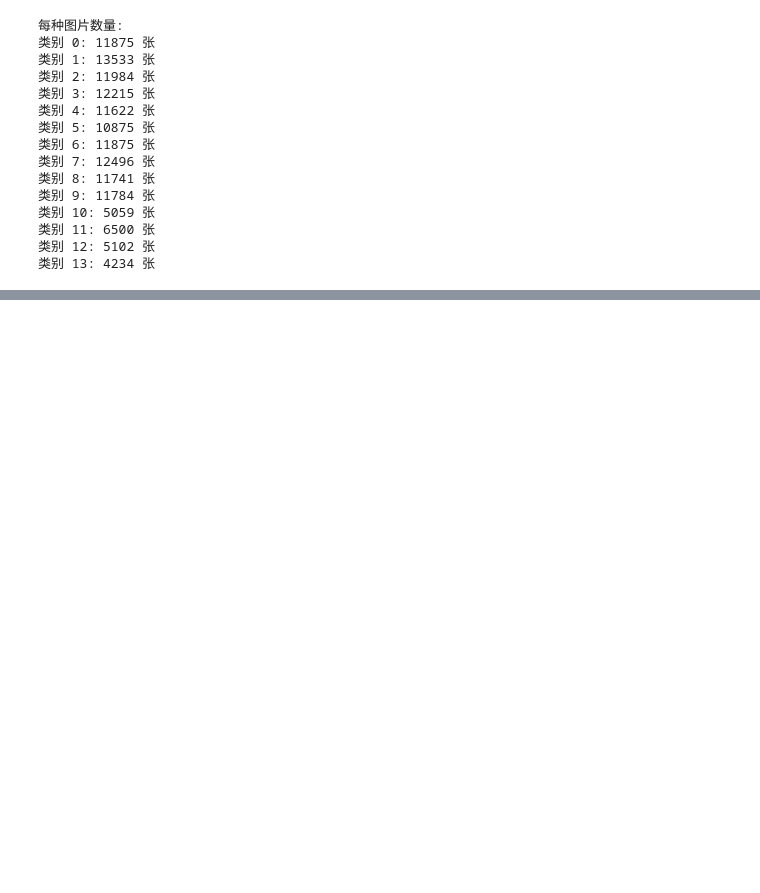
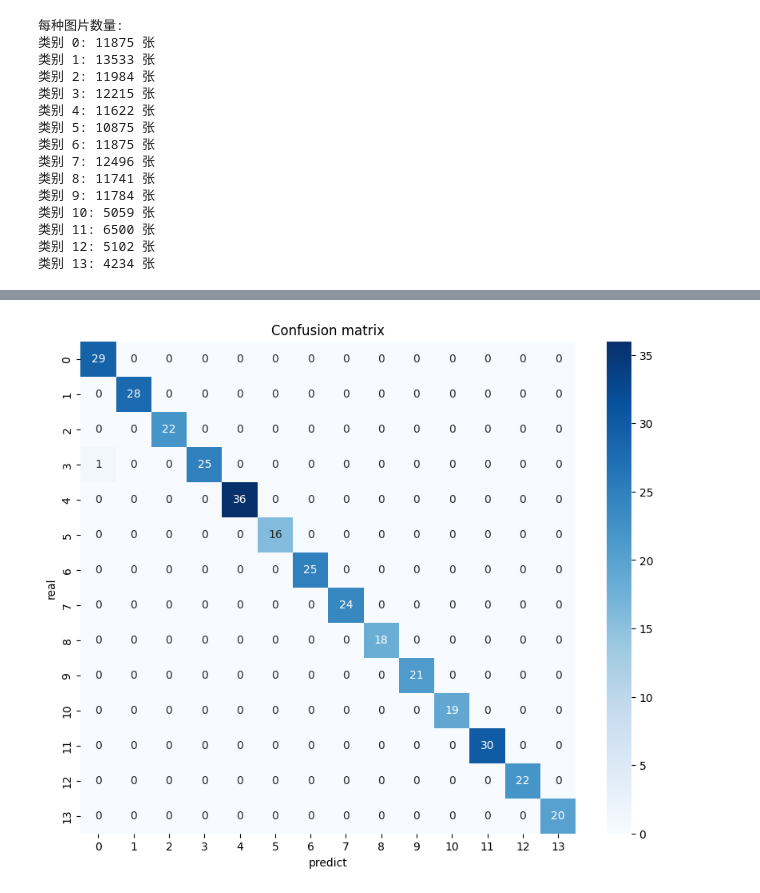
Before and after one commit to liux-pro/Ai-Arithmetic, a Jupyter notebook: train/good-mnist.ipynb, the cells around one changed output, grey strips where cells are left out. Saved outputs shown, nothing was run; the diff lists cells and outputs as text; code cells hidden in the pictures; blank space fills up the shorter version.

```diff
--- a/train/good-mnist.ipynb
+++ b/train/good-mnist.ipynb
@@ -373,0 +672,22 @@ for label, error_rate in error_rates.items():
+# %%
+
+# 评估模型
+test_loss, test_acc = model.evaluate(x_test, y_test)
+print(f'\n测试集的总体准确率: {test_acc:.2f}')
+
+# 获取预测结果
+y_pred = model.predict(x_test)
+y_pred_classes = np.argmax(y_pred, axis=1)
+y_test_classes = np.argmax(y_test, axis=1)
+
+# 计算混淆矩阵
+conf_matrix = confusion_matrix(y_test_classes, y_pred_classes)
+
+# 绘制混淆矩阵图
+plt.figure(figsize=(10, 8))
+sns.heatmap(conf_matrix, annot=True, fmt='d', cmap='Blues', xticklabels=range(NUM), yticklabels=range(NUM))
+plt.xlabel('predict')
+plt.ylabel('real')
+plt.title('Confusion matrix')
+plt.show()
+# %% [output]
@@ -373,0 +698 @@ for label, error_rate in error_rates.items():
+[figure, added]
```
Also changed, not shown: parts of 21 cells of this notebook, 1 other file.
